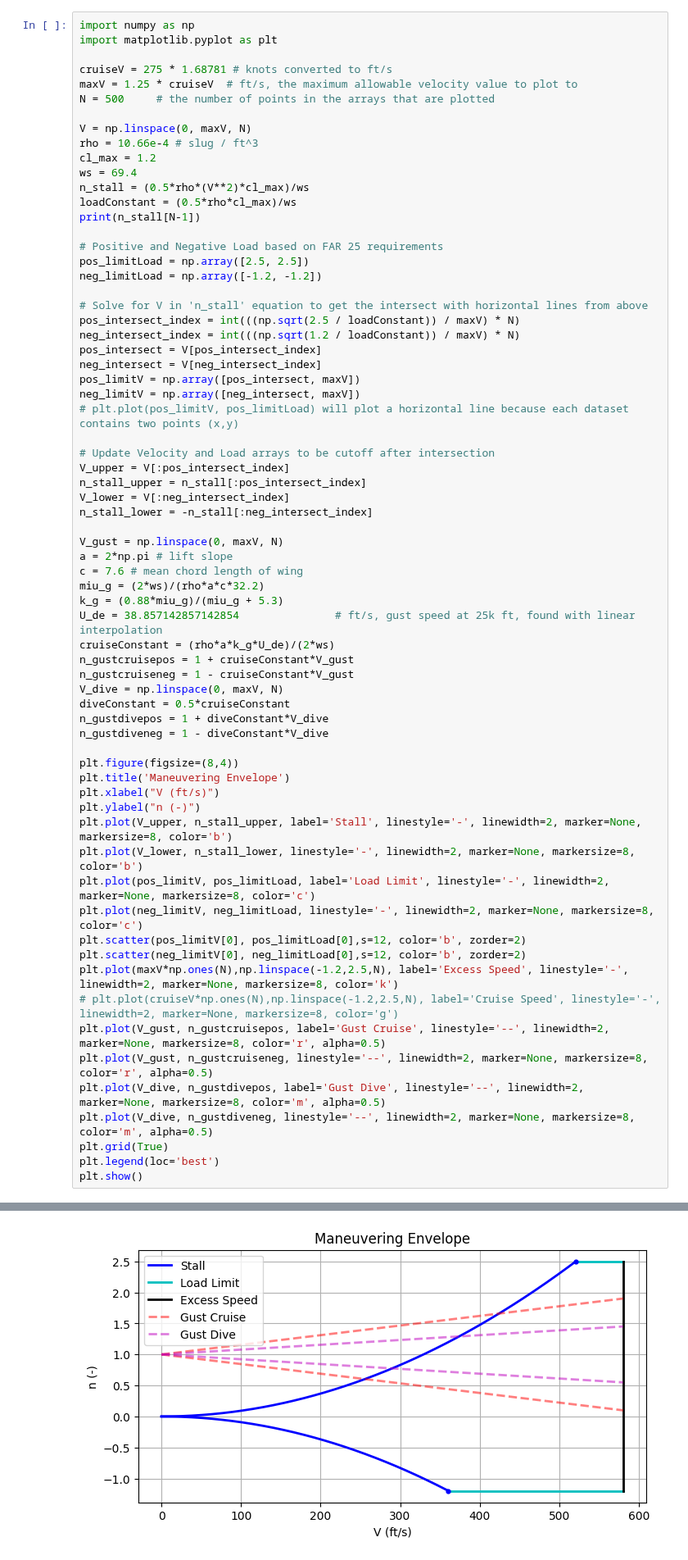
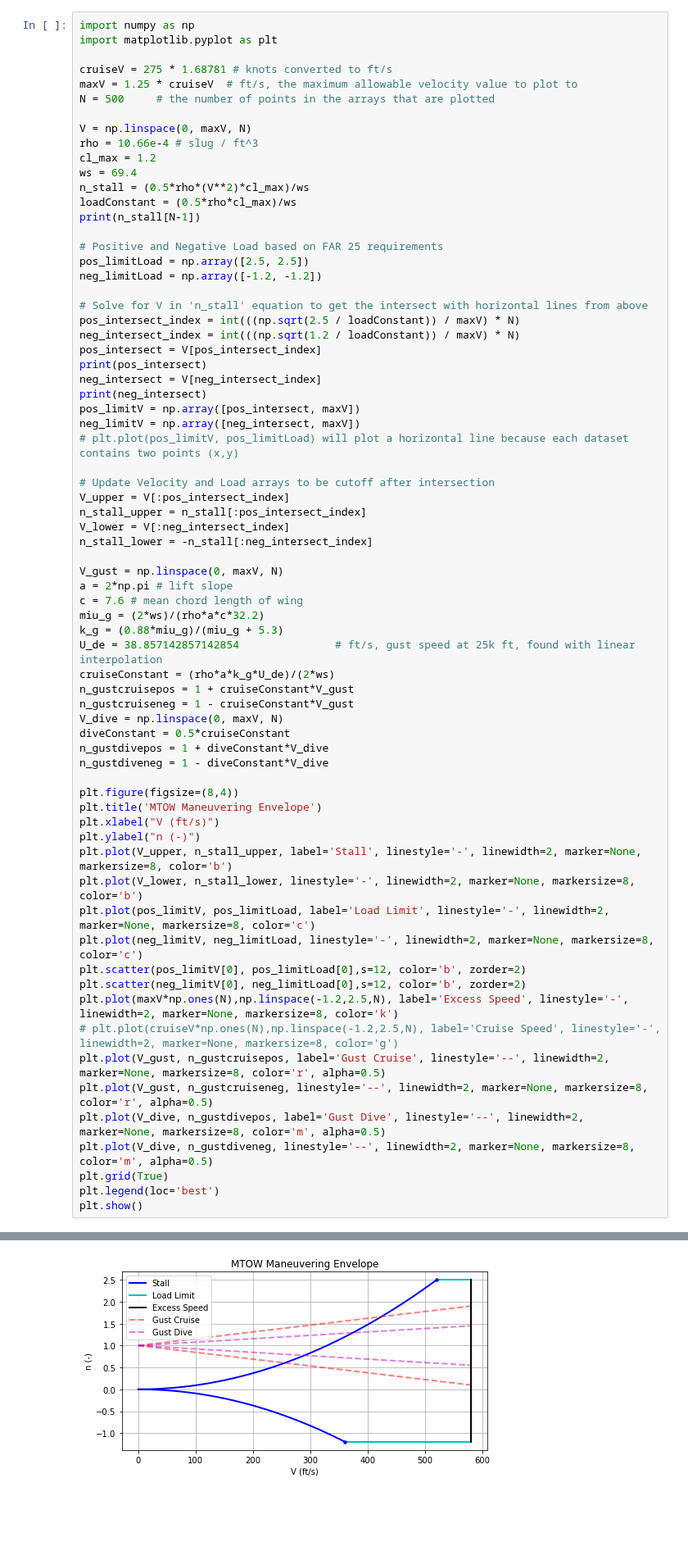
Before and after one commit to jucobee/START, a Jupyter notebook: B3/v-n.ipynb, the cells around one changed output, grey strips where cells are left out. Shown at 82% size. Saved outputs shown, nothing was run; the diff lists cells and outputs as text; blank space fills up the shorter version.

```diff
--- a/B3/v-n.ipynb
+++ b/B3/v-n.ipynb
@@ -22,7 +22,9 @@ neg_limitLoad = np.array([-1.2, -1.2])
 pos_intersect_index = int(((np.sqrt(2.5 / loadConstant)) / maxV) * N)
 neg_intersect_index = int(((np.sqrt(1.2 / loadConstant)) / maxV) * N)
 pos_intersect = V[pos_intersect_index]
+print(pos_intersect)
 neg_intersect = V[neg_intersect_index]
+print(neg_intersect)
 pos_limitV = np.array([pos_intersect, maxV])
 neg_limitV = np.array([neg_intersect, maxV])
 # plt.plot(pos_limitV, pos_limitLoad) will plot a horizontal line because each dataset contains two points (x,y)
@@ -48,7 +50,7 @@ n_gustdivepos = 1 + diveConstant*V_dive
 n_gustdiveneg = 1 - diveConstant*V_dive
 
 plt.figure(figsize=(8,4))
-plt.title('Maneuvering Envelope')
+plt.title('MTOW Maneuvering Envelope')
 plt.xlabel("V (ft/s)")
 plt.ylabel("n (-)")
 plt.plot(V_upper, n_stall_upper, label='Stall', linestyle='-', linewidth=2, marker=None, markersize=8, color='b')
@@ -71 +75 @@ plt.show()
-[figure, old version]
+[figure, new version]
```
Also changed, not shown: parts of 3 cells of this notebook.
